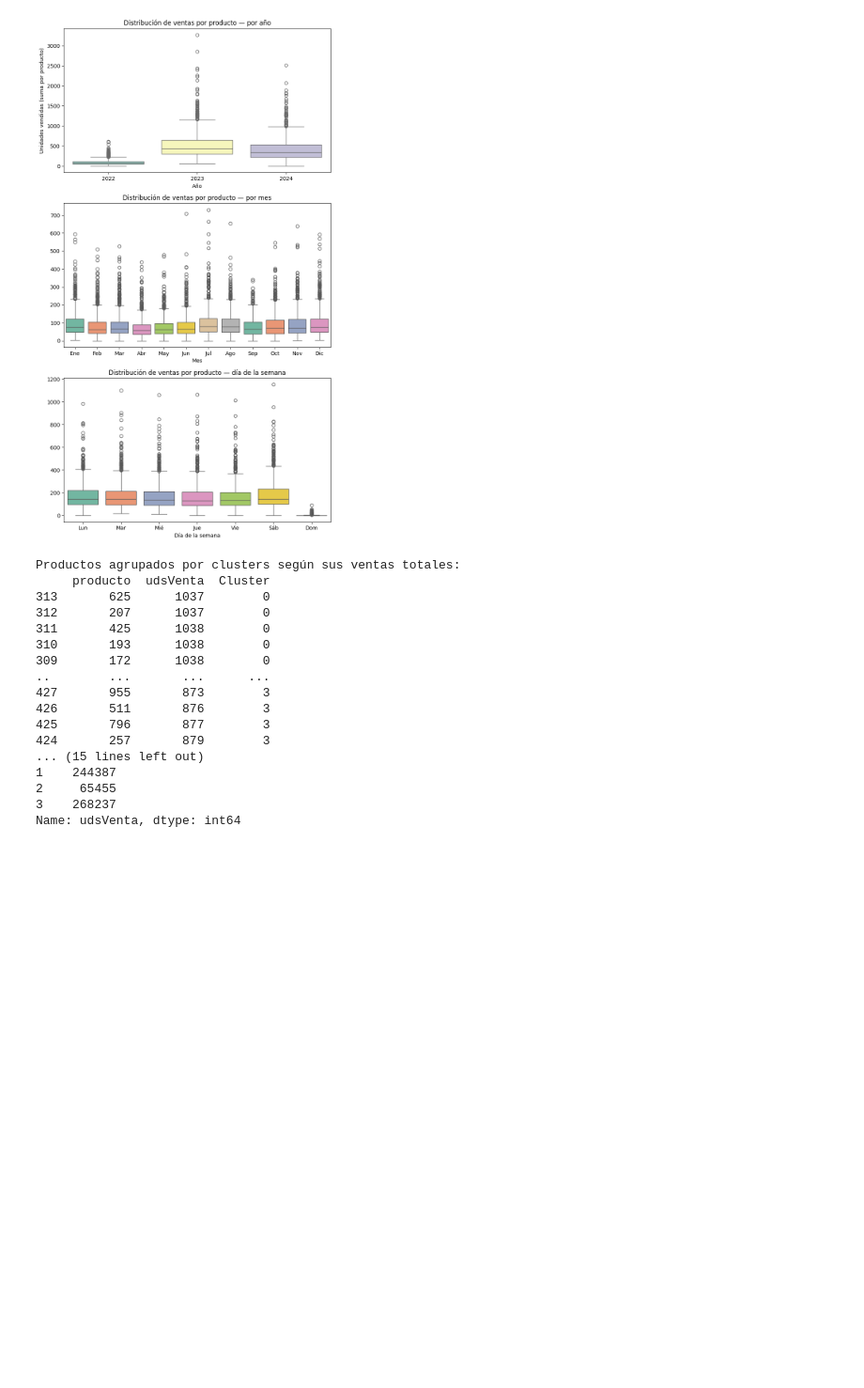
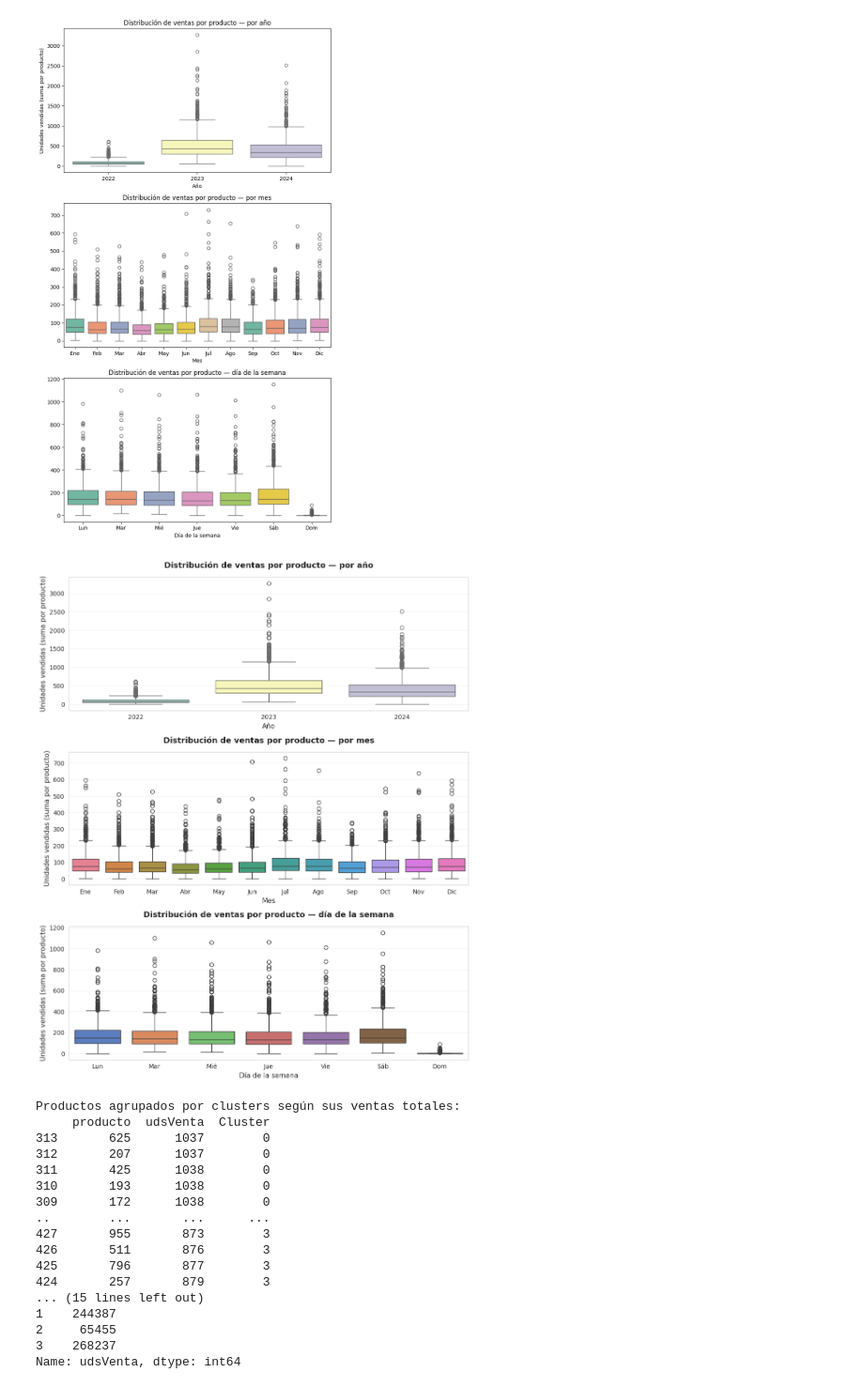
Before and after one commit to jmorala/TFMDS, a Jupyter notebook: cuadernos/02-EDA_datos.ipynb, the cells around one changed output. Shown at 94% size. Drawn from its saved outputs; the diff is of its cells as text; code cells hidden in the pictures; blank space fills up the shorter version.

```diff
--- a/cuadernos/02-EDA_datos.ipynb
+++ b/cuadernos/02-EDA_datos.ipynb
@@ -578,6 +577,82 @@ Passing `palette` without assigning `hue` is deprecated and will be removed in v
 
   sns.boxplot(x='dow', y='udsVenta', data=df_dow_prod, order=order_dow, palette='Set2')
 [figure]
+# %%
+# Boxplots de la suma de ventas por producto: por año, por mes y por día de la semana
+
+df_box = dfSTventas.copy()
+
+# Añadir columnas de periodo
+df_box['anio'] = df_box['idSecuencia'].dt.year
+df_box['mes'] = df_box['idSecuencia'].dt.month
+mes_labels = ['Ene','Feb','Mar','Abr','May','Jun','Jul','Ago','Sep','Oct','Nov','Dic']
+
+df_box['dow'] = df_box['idSecuencia'].dt.dayofweek
+dow_labels = ['Lun','Mar','Mié','Jue','Vie','Sáb','Dom']
+
+# Agregar: suma de ventas por (periodo, producto)
+df_year_prod = df_box.groupby(['anio','producto'], as_index=False).agg({'udsVenta':'sum'})
+df_month_prod = df_box.groupby(['mes','producto'], as_index=False).agg({'udsVenta':'sum'})
+df_dow_prod = df_box.groupby(['dow','producto'], as_index=False).agg({'udsVenta':'sum'})
+
+import matplotlib.pyplot as plt
+import seaborn as sns
+
+
+# Configurar estilo
+sns.set_style("whitegrid")
+palette_year = ['#8dd3c7', '#ffffb3', '#bebada']
+palette_month = sns.color_palette("husl", 12)
+palette_dow = sns.color_palette("muted", 7)
+
+fig, axes = plt.subplots(3, 1, figsize=(10, 12))
+
+# 1) Boxplot por año
+sns.boxplot(
+    x='anio', y='udsVenta', data=df_year_prod,
+    hue='anio', palette=palette_year, legend=False,
+    ax=axes[0]
+)
+axes[0].set_title('Distribución de ventas por producto — por año',
+                  fontsize=13, fontweight='bold', pad=15)
+axes[0].set_xlabel('Año', fontsize=11)
+axes[0].set_ylabel('Unidades vendidas (suma por producto)', fontsize=11)
+axes[0].grid(axis='y', alpha=0.3)
+
+# 2) Boxplot por mes
+order_months = list(range(1, 13))
+sns.boxplot(
+    x='mes', y='udsVenta', data=df_month_prod,
+    order=order_months, hue='mes', palette=palette_month, legend=False,
+    ax=axes[1]
+)
+axes[1].set_xticks(range(12))
+axes[1].set_xticklabels(mes_labels)
+axes[1].set_title('Distribución de ventas por producto — por mes',
+                  fontsize=13, fontweight='bold', pad=15)
+axes[1].set_xlabel('Mes', fontsize=11)
+axes[1].set_ylabel('Unidades vendidas (suma por producto)', fontsize=11)
+axes[1].grid(axis='y', alpha=0.3)
+
+# 3) Boxplot por día de la semana
+order_dow = list(range(0, 7))
+sns.boxplot(
+    x='dow', y='udsVenta', data=df_dow_prod,
+    order=order_dow, hue='dow', palette=palette_dow, legend=False,
+    ax=axes[2]
+)
+axes[2].set_xticks(range(7))
+axes[2].set_xticklabels(dow_labels)
+axes[2].set_title('Distribución de ventas por producto — día de la semana',
+                  fontsize=13, fontweight='bold', pad=15)
+axes[2].set_xlabel('Día de la semana', fontsize=11)
+axes[2].set_ylabel('Unidades vendidas (suma por producto)', fontsize=11)
+axes[2].grid(axis='y', alpha=0.3)
+
+plt.tight_layout()
+plt.show()
+# %% [output]
+[figure, added]
 # %%
 # Crear N clusters de productos según sus ventas totales
 from sklearn.cluster import KMeans
```
Also changed, not shown: parts of 1 cell of this notebook.
